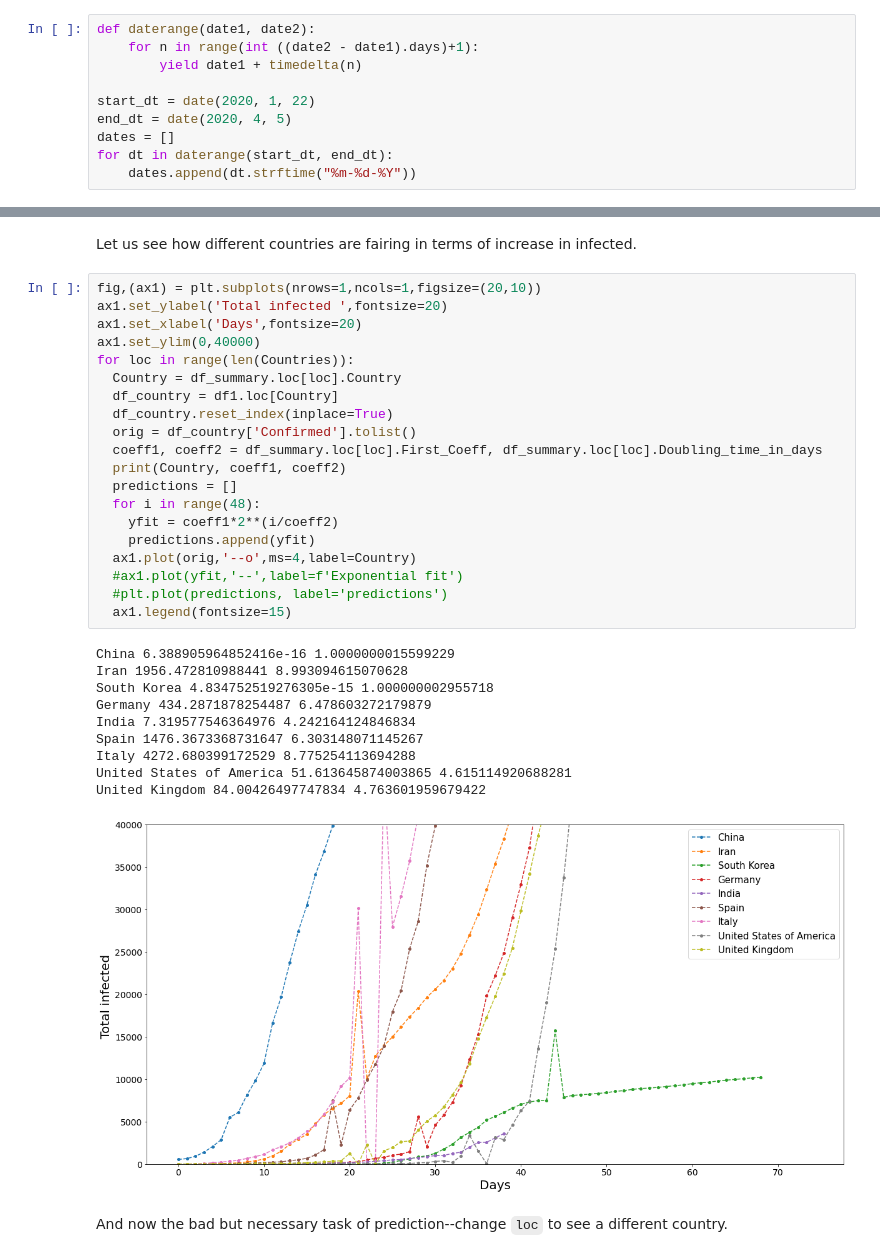
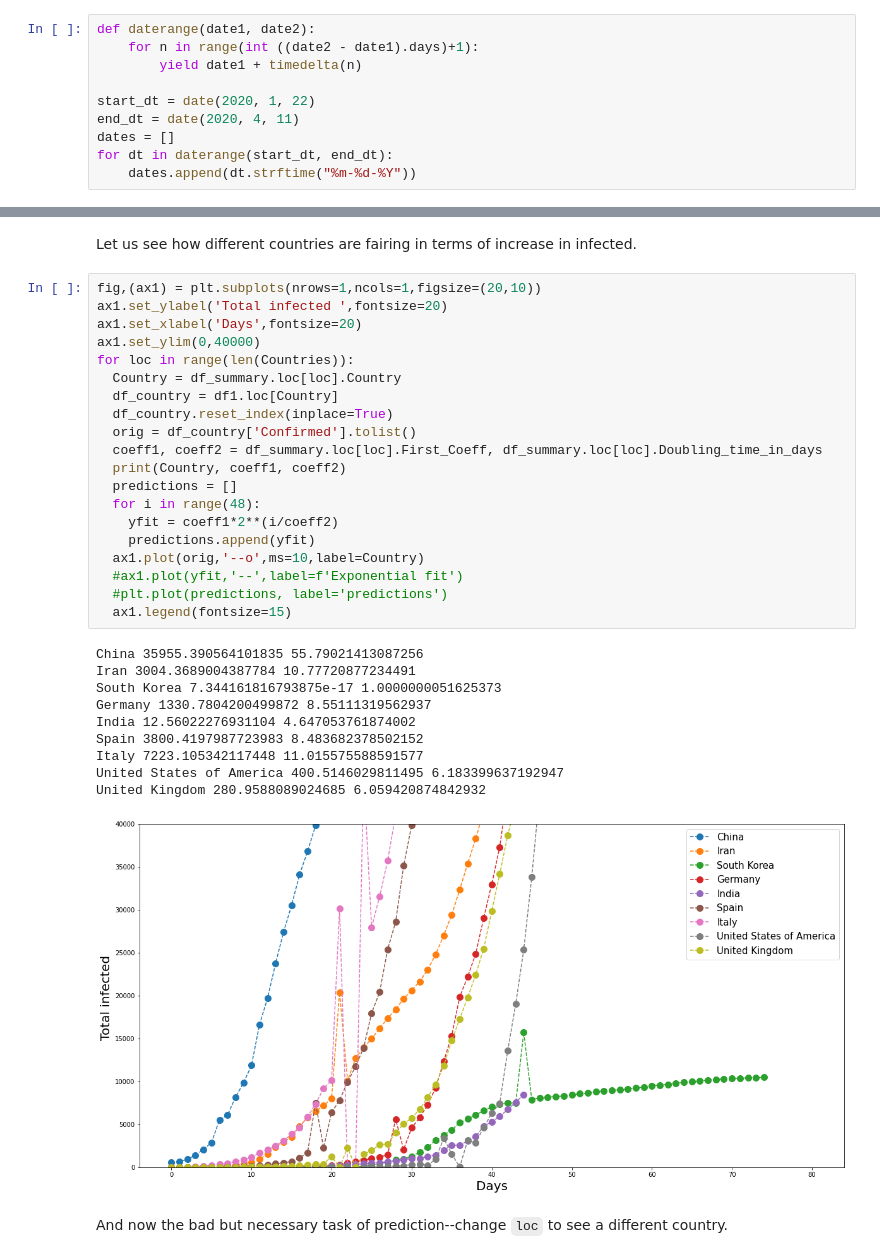
Before and after one commit to amita-kapoor/COVID-2020, a Jupyter notebook: Prediction_Covid_19_WorldWide.ipynb, the cells around one changed output, grey strips where cells are left out. Drawn from its saved outputs; the diff is of its cells as text.

```diff
--- a/Prediction_Covid_19_WorldWide.ipynb
+++ b/Prediction_Covid_19_WorldWide.ipynb
@@ -41,7 +44,7 @@ def daterange(date1, date2):
         yield date1 + timedelta(n)
 
 start_dt = date(2020, 1, 22)
-end_dt = date(2020, 4, 5)
+end_dt = date(2020, 4, 11)
 dates = []
 for dt in daterange(start_dt, end_dt):
     dates.append(dt.strftime("%m-%d-%Y"))
@@ -283,34 +286,34 @@ Let us see how different countries are fairing in terms of increase in infected.
 # %%
 fig,(ax1) = plt.subplots(nrows=1,ncols=1,figsize=(20,10))
 ax1.set_ylabel('Total infected ',fontsize=20)
 ax1.set_xlabel('Days',fontsize=20)
 ax1.set_ylim(0,40000)
 for loc in range(len(Countries)):
   Country = df_summary.loc[loc].Country
   df_country = df1.loc[Country]
   df_country.reset_index(inplace=True)
   orig = df_country['Confirmed'].tolist()
   coeff1, coeff2 = df_summary.loc[loc].First_Coeff, df_summary.loc[loc].Doubling_time_in_days
   print(Country, coeff1, coeff2)
   predictions = []
   for i in range(48):
     yfit = coeff1*2**(i/coeff2)
     predictions.append(yfit)
-  ax1.plot(orig,'--o',ms=4,label=Country)
+  ax1.plot(orig,'--o',ms=10,label=Country)
   #ax1.plot(yfit,'--',label=f'Exponential fit')
   #plt.plot(predictions, label='predictions')
   ax1.legend(fontsize=15)
 # %% [output]
-China 6.388905964852416e-16 1.0000000015599229
-Iran 1956.472810988441 8.993094615070628
-South Korea 4.834752519276305e-15 1.000000002955718
-Germany 434.2871878254487 6.478603272179879
-India 7.319577546364976 4.242164124846834
-Spain 1476.3673368731647 6.303148071145267
-Italy 4272.680399172529 8.775254113694288
-United States of America 51.613645874003865 4.615114920688281
-United Kingdom 84.00426497747834 4.763601959679422
+China 35955.390564101835 55.79021413087256
+Iran 3004.3689004387784 10.77720877234491
+South Korea 7.344161816793875e-17 1.0000000051625373
+Germany 1330.7804200499872 8.55111319562937
+India 12.56022276931104 4.647053761874002
+Spain 3800.4197987723983 8.483682378502152
+Italy 7223.105342117448 11.015575588591577
+United States of America 400.5146029811495 6.183399637192947
+United Kingdom 280.9588089024685 6.059420874842932
-[figure, old version]
+[figure, new version]
 # %% [markdown]
 And now the bad but necessary task of prediction--change `loc` to see a different country.
 # %%
```
Also changed, not shown: parts of 17 cells of this notebook.
